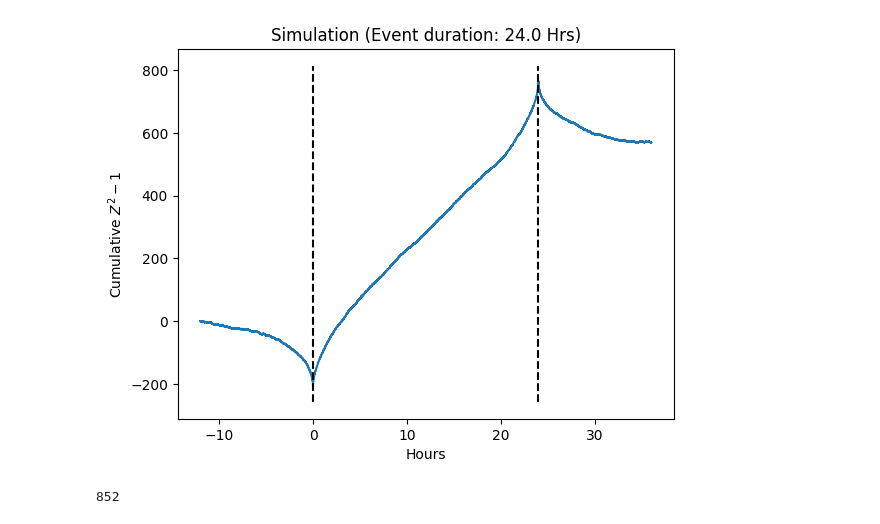
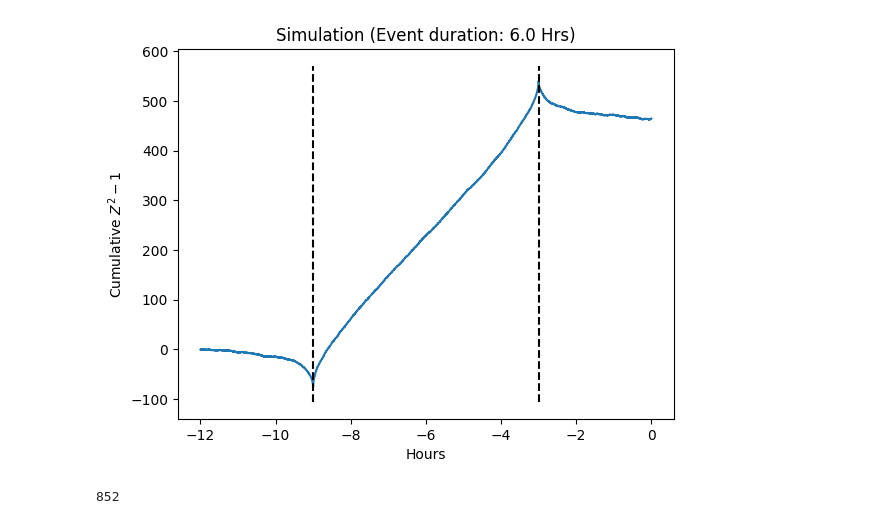
Before and after one commit to AvantiShri/gcp_analysis, a Jupyter notebook: TestSelectionWindowEffect.ipynb, the cells around one changed output. Drawn from its saved outputs; the diff is of its cells as text; code cells hidden in the pictures.

```diff
--- a/TestSelectionWindowEffect.ipynb
+++ b/TestSelectionWindowEffect.ipynb
@@ -6,8 +6,8 @@ from matplotlib import pyplot as plt
 import numpy as np
 
 timeseries_len = 60*60*24*10
-selection_window_len = 60*60*24*1
-flank_len = 60*60*12
+selection_window_len = 60*60*6
+flank_len = int(selection_window_len/2)
 num_to_sim = 1000
 varscale = 1.00
 
@@ -26,34 +26,34 @@ for i in range(num_to_sim):
                 - cumsum_simulated_series[:-selection_window_len])
   #find index of maximum sliding window, simulating selection
   argmax_window_idx = np.argmax(windowsums)
   #map argmax_window_idx to the start and end of the window in simulated_series
   argmax_window_start = argmax_window_idx+1
   argmax_window_end = argmax_window_start+selection_window_len
   #sanity check indexing
   assert np.abs(windowsums[argmax_window_idx]
           -np.sum(simulated_series[argmax_window_start:argmax_window_end])) < 1e-6
   #We will take a window of +/- flank_len centered on the selection window
   expanded_window_start = argmax_window_start-flank_len
   expanded_window_end = argmax_window_end+flank_len
   #if the expanded window start/end goes over the edge of the simulated
   # sequence, skip it
   if (expanded_window_start < 0 or expanded_window_end > len(simulated_series)):
     continue
   all_expanded_windows_cumsum.append(
       np.cumsum(simulated_series[expanded_window_start:expanded_window_end]))
 
 mean_expanded_windows_cumsum = np.mean(all_expanded_windows_cumsum, axis=0)
 plt.plot(np.arange(len(mean_expanded_windows_cumsum))/(60*60) - 12, mean_expanded_windows_cumsum)
 #plot dashed lines around the selected window
 ylim = plt.ylim()
 plt.plot([flank_len/(60*60) - 12, flank_len/(60*60) - 12], ylim, color="black", linestyle="--")
 plt.plot([(flank_len+selection_window_len)/(60*60) - 12, (flank_len+selection_window_len)/(60*60) - 12], ylim, color="black", linestyle="--")
 plt.xlabel("Hours")
 plt.ylabel("Cumulative $Z^2 - 1$")
 plt.title("Simulation (Event duration: "+str(selection_window_len/(60*60))+" Hrs)")
 plt.show()
 # %% [output]
-[figure, old version]
+[figure, new version]
 # %%
 print(len(all_expanded_windows_cumsum)) #number of trials where expanded window didn't go over the edge
 # %% [output]
```
